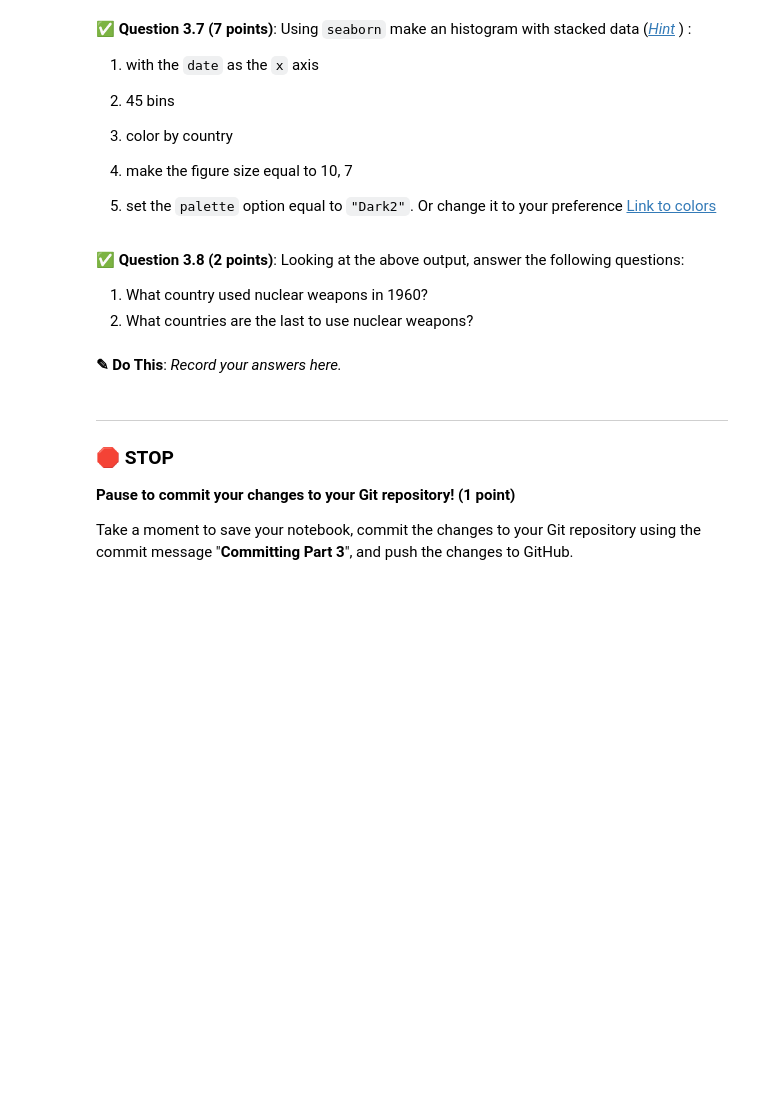
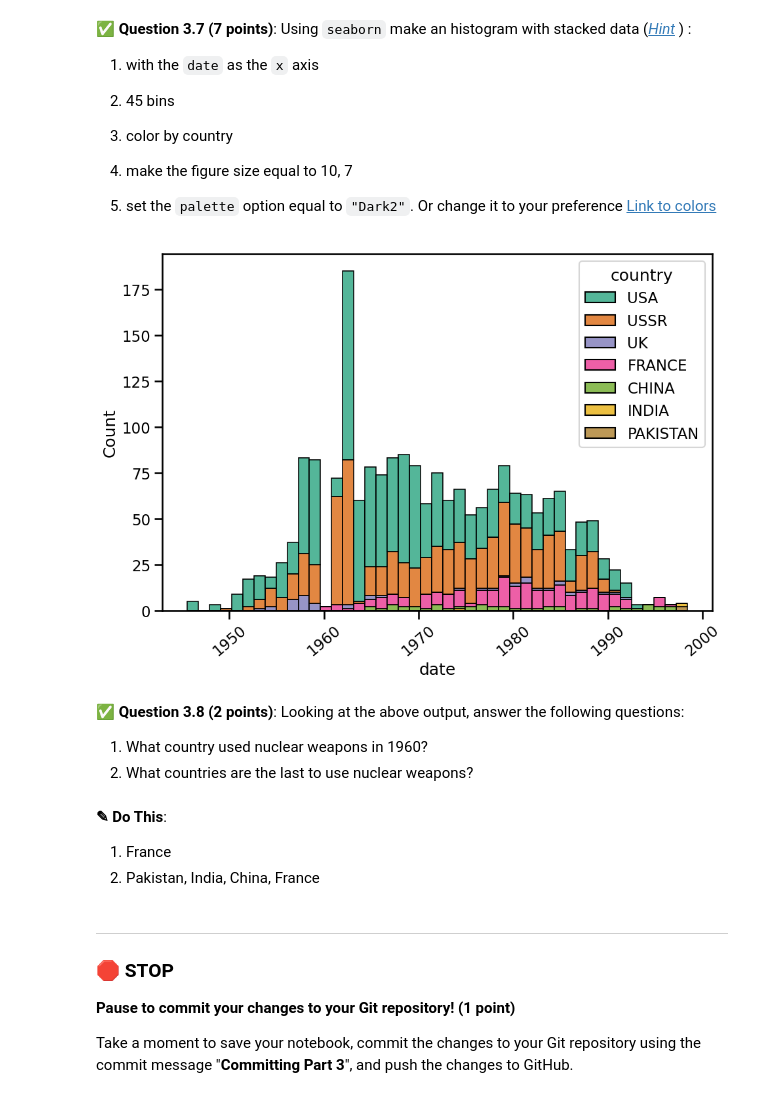
Before and after one commit to grenadi3/CMSE202-f25-turnin, a Jupyter notebook: midterm/CMSE202-Midterm-Section003-STUDENT.ipynb, the cells around one changed output. Cells and saved outputs as stored; diff of their text form; code cells hidden in the pictures; blank space fills up the shorter version.

```diff
--- a/midterm/CMSE202-Midterm-Section003-STUDENT.ipynb
+++ b/midterm/CMSE202-Midterm-Section003-STUDENT.ipynb
@@ -267,0 +297,6 @@ Put the command(s) you used for downloading the data files here!
+# %%
+# Put your code here
+import pandas as pd
+df = pd.read_csv("data/nuclear-explosion-data.csv")
+
+df.head(12)
@@ -280,3 +347,6 @@ This dataset contains more information that we care about at the moment.
 &#9989; **Question 3.4 (3 pts)**: Drop all the columns **except** `date, country, lat, long, yield_upper, purpose, type`
 # %%
 # Put your code here
+df = df[['date', 'country', 'lat', 'long', 'yield_upper', 'purpose', 'type']]
+
+df.head()
@@ -315,17 +421,35 @@ df.head(5)
 # %%
 import matplotlib.pyplot as plt
 import seaborn as sns
 
 sns.set_context("talk")
 
-_ = plt.xticks(rotation = 40) # This line rotates the ticks of the x-axis so that they are easy to read.
+plt.figure(figsize=(10, 7))
+
+sns.histplot(
+    data=df,
+    x="date",
+    hue="country",
+    multiple="stack",
+    bins=45,
+    palette="Dark2"
+)
+
+_ = plt.xticks(rotation=40) # This line rotates the ticks of the x-axis so that they are easy to read.
+
+plt.tight_layout()
+plt.show()
+# %% [output]
+[figure, added]
 # %% [markdown]
 &#9989; **Question 3.8 (2 points)**: Looking at the above output, answer the following questions:
 
 1. What country used nuclear weapons in 1960?
 2. What countries are the last to use nuclear weapons?
 # %% [markdown]
-**<font size=+3>&#9998;</font> Do This**: *Record your answers here.*
+**<font size=+3>&#9998;</font> Do This**:
+1. France
+2. Pakistan, India, China, France
 # %% [markdown]
 ---
 ### &#128721; STOP
```
Also changed, not shown: parts of 18 cells of this notebook, 1 other file.
